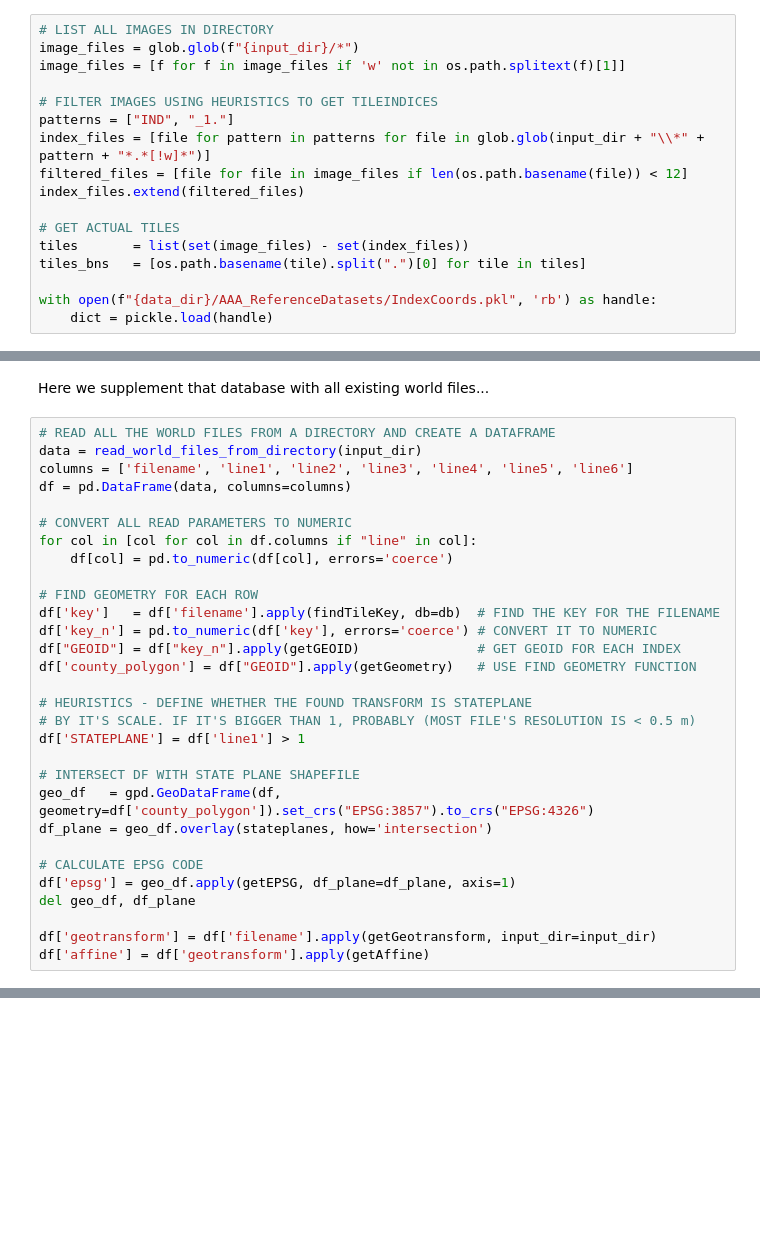
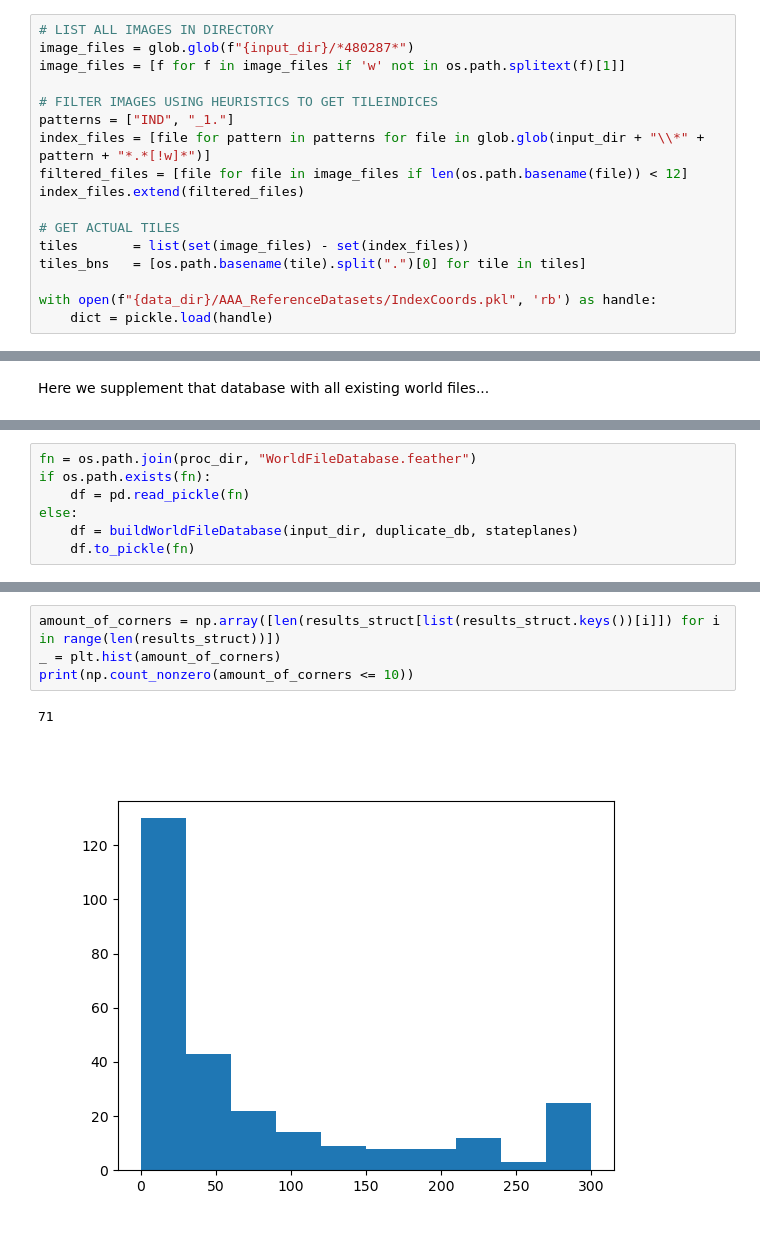
Before and after one commit to f-haces/RECTDNN, a Jupyter notebook: TileGeoreferencing.ipynb, the cells around one changed output, grey strips where cells are left out. Saved outputs shown, nothing was run; the diff lists cells and outputs as text; blank space fills up the shorter version.

```diff
--- a/TileGeoreferencing.ipynb
+++ b/TileGeoreferencing.ipynb
@@ -40,7 +42,7 @@ init_databases(f"{data_dir}/AAA_ReferenceDatasets/")
 True
 # %%
 # LIST ALL IMAGES IN DIRECTORY
-image_files = glob.glob(f"{input_dir}/*")
+image_files = glob.glob(f"{input_dir}/*480287*")
 image_files = [f for f in image_files if 'w' not in os.path.splitext(f)[1]]
 
 # FILTER IMAGES USING HEURISTICS TO GET TILEINDICES
@@ -151,32 +73,2 @@ detected_tiles_gdf = detected_tiles_gdf[['geometry']]
 # %% [markdown]
 Here we supplement that database with all existing world files...
-# %%
-# READ ALL THE WORLD FILES FROM A DIRECTORY AND CREATE A DATAFRAME
-data = read_world_files_from_directory(input_dir)
-columns = ['filename', 'line1', 'line2', 'line3', 'line4', 'line5', 'line6']
-df = pd.DataFrame(data, columns=columns)
-
-# CONVERT ALL READ PARAMETERS TO NUMERIC
-for col in [col for col in df.columns if "line" in col]:
-    df[col] = pd.to_numeric(df[col], errors='coerce')
-
-# FIND GEOMETRY FOR EACH ROW
-df['key']   = df['filename'].apply(findTileKey, db=db)  # FIND THE KEY FOR THE FILENAME
-df['key_n'] = pd.to_numeric(df['key'], errors='coerce') # CONVERT IT TO NUMERIC
-df["GEOID"] = df["key_n"].apply(getGEOID)               # GET GEOID FOR EACH INDEX
-df['county_polygon'] = df["GEOID"].apply(getGeometry)   # USE FIND GEOMETRY FUNCTION
-
-# HEURISTICS - DEFINE WHETHER THE FOUND TRANSFORM IS STATEPLANE
-# BY IT'S SCALE. IF IT'S BIGGER THAN 1, PROBABLY (MOST FILE'S RESOLUTION IS < 0.5 m)
-df['STATEPLANE'] = df['line1'] > 1
-
-# INTERSECT DF WITH STATE PLANE SHAPEFILE
-geo_df   = gpd.GeoDataFrame(df, geometry=df['county_polygon']).set_crs("EPSG:3857").to_crs("EPSG:4326")
-df_plane = geo_df.overlay(stateplanes, how='intersection')
-
-# CALCULATE EPSG CODE
-df['epsg'] = geo_df.apply(getEPSG, df_plane=df_plane, axis=1)
-del geo_df, df_plane
-
-df['geotransform'] = df['filename'].apply(getGeotransform, input_dir=input_dir)
-df['affine'] = df['geotransform'].apply(getAffine)
@@ -229,3 +75,10 @@ NO BOUNDS FOUND D:\RECTDNN\uncompress\48201C1030L.tif
+# %%
+fn = os.path.join(proc_dir, "WorldFileDatabase.feather")
+if os.path.exists(fn):
+    df = pd.read_pickle(fn)
+else:
+    df = buildWorldFileDatabase(input_dir, duplicate_db, stateplanes)
+    df.to_pickle(fn)
 # %%
 # Apply the function to the 'bbox' column
 df['geometry'] = df['webmerc'].apply(bbox_to_polygon)
@@ -297,3 +262,10 @@ KeyboardInterrupt:
+# %%
+amount_of_corners = np.array([len(results_struct[list(results_struct.keys())[i]]) for i in range(len(results_struct))])
+_ = plt.hist(amount_of_corners)
+print(np.count_nonzero(amount_of_corners <= 10))
+# %% [output]
+71
+[figure, added]
 # %%
 def bboxTransformToCRS(transform, image):
     rev_y_axis = np.array([[1, 0, 0],
```
Also changed, not shown: parts of 14 cells of this notebook, 2 other files.
